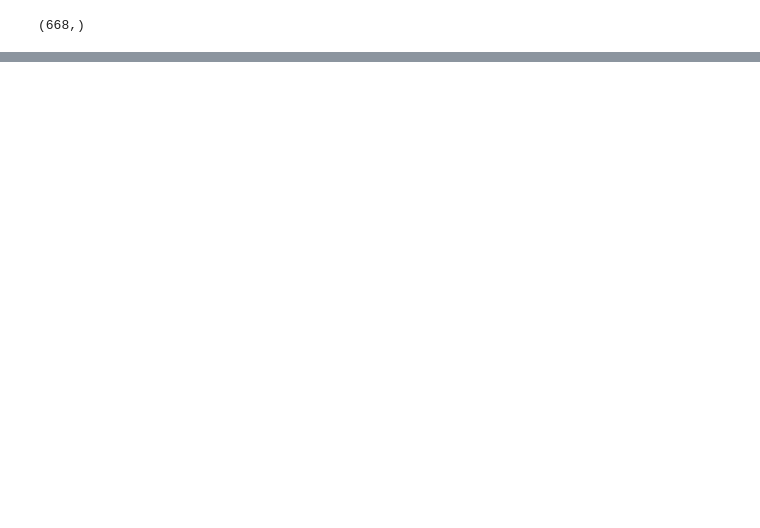
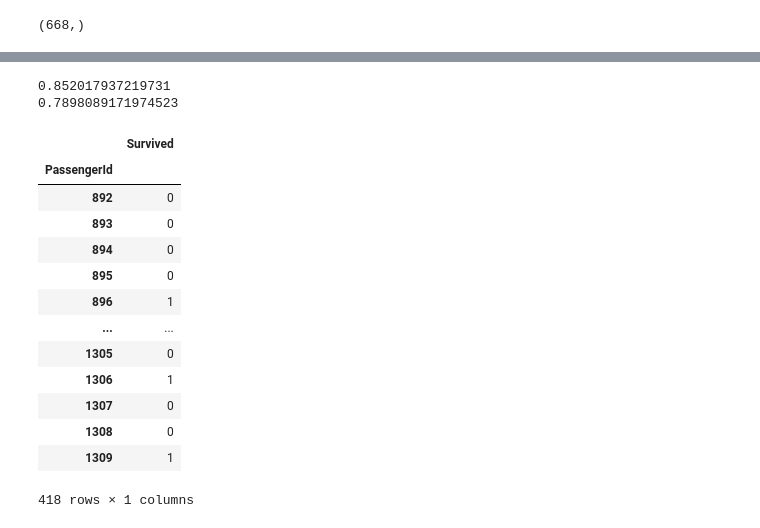
Before and after one commit to kristijanpetronijevic/kaggle_titanic, a Jupyter notebook: train.ipynb, the cells around one changed output, grey strips where cells are left out. Drawn from its saved outputs; the diff is of its cells as text; code cells hidden in the pictures; blank space fills up the shorter version.

```diff
--- a/train.ipynb
+++ b/train.ipynb
@@ -313,0 +198,5 @@ res_frame.to_csv('res.csv', index=False)
+# %%
+test(Y_test, trained_model.predict(X_test))
+# %% [output]
+0.852017937219731
+0.7898089171974523
@@ -313,0 +210,30 @@ res_frame.to_csv('res.csv', index=False)
+# %%
+best_model = train(X, Y)
+# %%
+test_set = pd.read_csv('./test.csv')
+id1 = test_set['PassengerId']
+test_set.drop('PassengerId', inplace=True, axis=1)
+fillNa(test_set)
+encode_categorical_inplace(test_set)
+# %%
+predict = best_model.predict(test_set)
+# %%
+answer = pd.DataFrame({'PassengerId': id1, 'Survived': predict}).set_index('PassengerId')
+answer.to_csv('answer.csv')
+# %%
+answer
+# %% [output]
+|  | Survived |
+| PassengerId |  |
+| 892 | 0 |
+| 893 | 0 |
+| 894 | 0 |
+| 895 | 0 |
+| 896 | 1 |
+| ... | ... |
+| 1305 | 0 |
+| 1306 | 1 |
+| 1307 | 0 |
+| 1308 | 0 |
+| 1309 | 1 |
+418 rows × 1 columns
```
Also changed, not shown: parts of 50 cells of this notebook.
